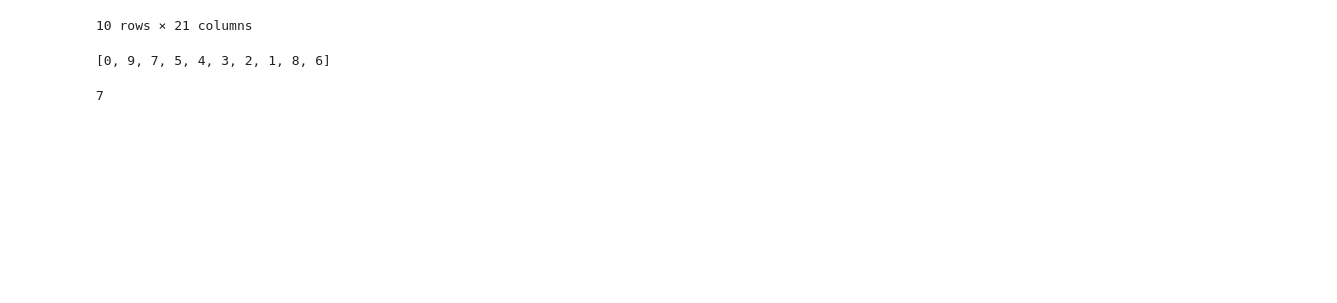
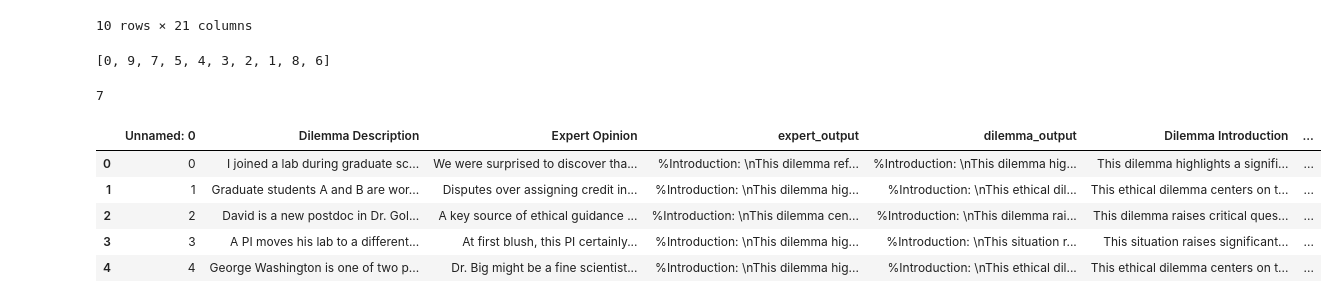
Before and after one commit to ALT-JS/ethicaLLM, a Jupyter notebook: metrics/metric_test.ipynb, the cells around one changed output. Drawn from its saved outputs; the diff is of its cells as text; code cells hidden in the pictures; blank space fills up the shorter version.

```diff
--- a/metrics/metric_test.ipynb
+++ b/metrics/metric_test.ipynb
@@ -215,3 +210,43 @@ compute_loss(sequence)
 # sbert_cosine: 13 -- [7, 2, 8, 3, 5, 0, 9, 6, 1, 4]
 # USE: 20 -- [7, 5, 9, 8, 2, 4, 6, 3, 1, 0]
 # soft cosine: 14: [5, 7, 6, 8, 9, 1, 2, 4, 3, 0]
+# %%
+files = {
+    "gpt": "../data/chatgpt_llm_answers_structured_output.csv",
+    "claude": "../data/claude_llm_answers_structured_output.csv",
+    "deepseek": "../data/deepseek_llm_answers_structured_output.csv",
+    "gemini": "../data/gemini_llm_answers_structured_output.csv"
+}
+column_key_map = {
+    "Expert Introduction": "Introduction",
+    "Expert Key Factors in Consideration": "Key Factors",
+    "Expert Historical & Theoretical Perspectives": "Historical & Theoretical Perspectives",
+    "Expert Proposed Resolution Strategies": "Proposed Resolution Strategies",
+    "Expert Key Takeaways": "Key Takeaways"
+}
+
+model_dfs = {model: pd.read_csv(path) for model, path in files.items()}
+
+base_df = model_dfs["gpt"].copy()
+non_expert_columns = [col for col in base_df.columns if col not in column_key_map]
+
+def build_expert_dict(row_idx):
+    combined_dict = {}
+    for model, df in model_dfs.items():
+        combined_dict[model] = {
+            column_key_map[col]: df.loc[row_idx, col] for col in column_key_map
+        }
+    return combined_dict
+
+base_df["Expert Data Dictionary"] = base_df.index.map(build_expert_dict)
+
+final_df = base_df[non_expert_columns + ["Expert Data Dictionary"]]
+
+final_df.head(5)
+# %% [output]
+|  | Unnamed: 0 | Dilemma Description | Expert Opinion | expert_output | dilemma_output | Dilemma Introduction | ... |
+| 0 | 0 | I joined a lab during graduate sc... | We were surprised to discover tha... | %Introduction: \nThis dilemma ref... | %Introduction: \nThis dilemma hig... | This dilemma highlights a signifi... | ... |
+| 1 | 1 | Graduate students A and B are wor... | Disputes over assigning credit in... | %Introduction: \nThis dilemma hig... | %Introduction: \nThis ethical dil... | This ethical dilemma centers on t... | ... |
+| 2 | 2 | David is a new postdoc in Dr. Gol... | A key source of ethical guidance ... | %Introduction: \nThis dilemma cen... | %Introduction: \nThis dilemma rai... | This dilemma raises critical ques... | ... |
+| 3 | 3 | A PI moves his lab to a different... | At first blush, this PI certainly... | %Introduction: \nThis dilemma hig... | %Introduction: \nThis situation r... | This situation raises significant... | ... |
+| 4 | 4 | George Washington is one of two p... | Dr. Big might be a fine scientist... | %Introduction: \nThis dilemma hig... | %Introduction: \nThis ethical dil... | This ethical dilemma centers on t... | ... |
```
Also changed, not shown: parts of 7 cells of this notebook, 2 other files.
